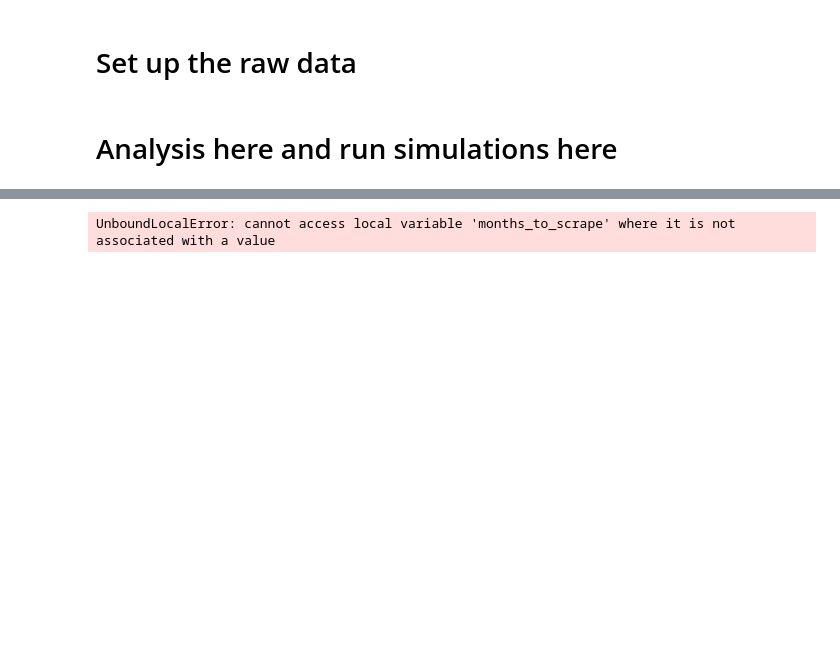
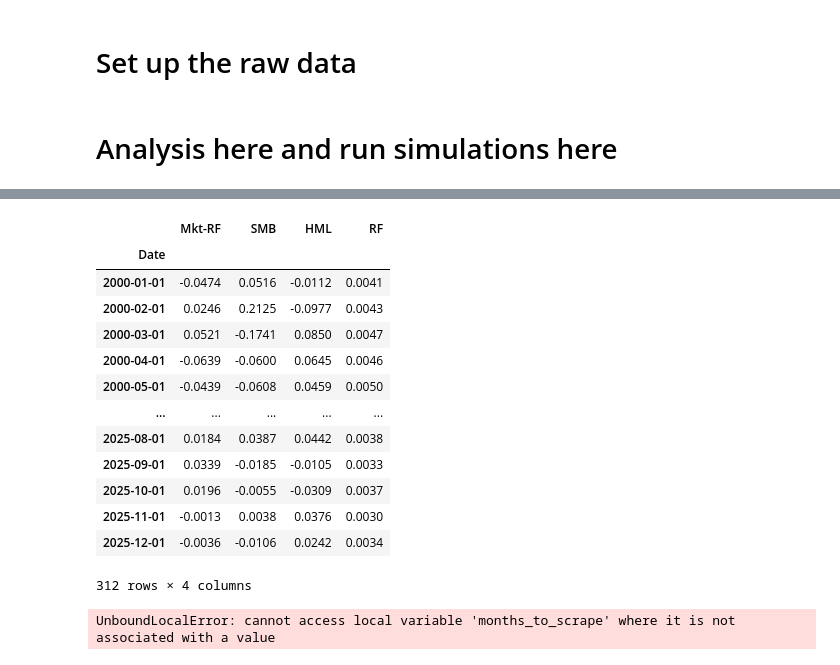
Before and after one commit to vincentbatten27/Multi-Factor_Investing, a Jupyter notebook: Multi_Factor_Fall_25/Messy_ Run simulator.ipynb, the cells around one changed output, grey strips where cells are left out. Cells and saved outputs as stored; diff of their text form; code cells hidden in the pictures; blank space fills up the shorter version.

```diff
--- a/Multi_Factor_Fall_25/Messy_ Run simulator.ipynb
+++ b/Multi_Factor_Fall_25/Messy_ Run simulator.ipynb
@@ -2487,3 +2741,30 @@ WARNING: Ignoring invalid distribution ~ertifi (c:\Users\vbatt\anaconda3\Lib\sit
+# %%
+def famafrenchreturns():
+    global ff3_monthly
+    # Fama French Monthly Returns Data using getFamaFrenchFactors module
+    ff3_monthly = gff.famaFrench3Factor(frequency='m')
+    ff3_monthly.rename(columns={"date_ff_factors": 'Date'}, inplace=True)
+    ff3_monthly.set_index('Date', inplace=True)
+    ff3_monthly.index = ff3_monthly.index.to_period('M').to_timestamp('D')
+    # Keeping Only the Dates in the monthly_data
+    ff3_monthly = ff3_monthly.reindex(new_monthly_data.index).dropna()
+famafrenchreturns()
+ff3_monthly
+# %% [output]
+|  | Mkt-RF | SMB | HML | RF |
+| Date |  |  |  |  |
+| 2000-01-01 | -0.0474 | 0.0516 | -0.0112 | 0.0041 |
+| 2000-02-01 | 0.0246 | 0.2125 | -0.0977 | 0.0043 |
+| 2000-03-01 | 0.0521 | -0.1741 | 0.0850 | 0.0047 |
+| 2000-04-01 | -0.0639 | -0.0600 | 0.0645 | 0.0046 |
+| 2000-05-01 | -0.0439 | -0.0608 | 0.0459 | 0.0050 |
+| ... | ... | ... | ... | ... |
+| 2025-08-01 | 0.0184 | 0.0387 | 0.0442 | 0.0038 |
+| 2025-09-01 | 0.0339 | -0.0185 | -0.0105 | 0.0033 |
+| 2025-10-01 | 0.0196 | -0.0055 | -0.0309 | 0.0037 |
+| 2025-11-01 | -0.0013 | 0.0038 | 0.0376 | 0.0030 |
+| 2025-12-01 | -0.0036 | -0.0106 | 0.0242 | 0.0034 |
+312 rows × 4 columns
 # %%
 
 total_value = 1000000.0
```
Also changed, not shown: parts of 19 cells of this notebook, 4 other files.
